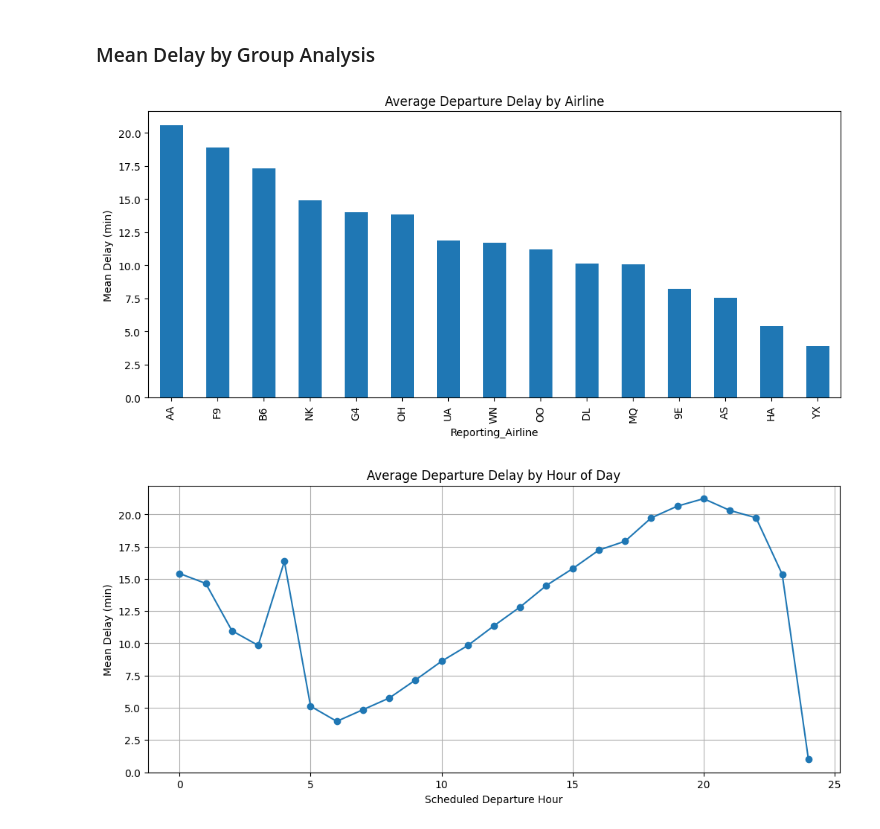
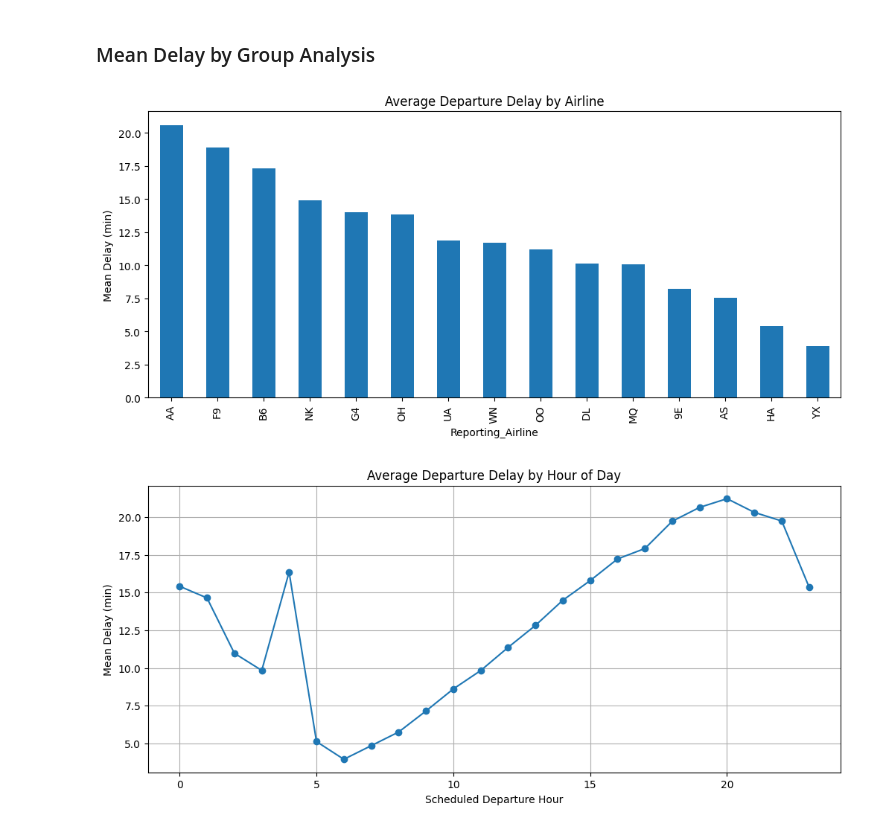
Before and after one commit to alicepark0703/flight-delay-dashboard, a Jupyter notebook: notebooks/eda.ipynb, the cells around one changed output. Cells and saved outputs as stored; diff of their text form; code cells hidden in the pictures.

```diff
--- a/notebooks/eda.ipynb
+++ b/notebooks/eda.ipynb
@@ -62,0 +82,30 @@ The resulting histogram describes a right-skewed distribution, with the bulk of
+# %%
+delay = df['DepDelay']
+assert delay.notna().all(), 'Investigate missing targets before analysis.'
+display(delay.describe(percentiles=[.25, .5, .75, .90, .95, .99, .999]).round(2))
+print(f'Skewness: {delay.skew():.2f}')
+print(f'Excess kurtosis: {delay.kurt():.2f}')
+print(f'Median: {delay.median():.2f} minutes')
+
+# Explicit intervals: <=0, (0,15), [15,60), [60,120), >=120.
+category_order = ['Early/on time', 'Minor (0-15)', 'Moderate (15-60)',
+                  'Severe (60-120)', 'Extreme (120+)']
+def categorize_delay(values):
+    categories = pd.cut(
+        values, bins=[-float('inf'), 15, 60, 120, float('inf')],
+        labels=category_order[1:], right=False,
+    ).cat.add_categories([category_order[0]])
+    categories = categories.mask(values.le(0), category_order[0])
+    return categories.cat.reorder_categories(category_order)
+
+df['delay_cat'] = categorize_delay(delay)
+category_summary = df['delay_cat'].value_counts(sort=False).rename('flight_count').to_frame()
+category_summary['percent'] = category_summary['flight_count'] / len(df) * 100
+display(category_summary.round(2))
+assert category_summary['flight_count'].sum() == len(df)
+assert category_summary.loc[category_order[2:], 'flight_count'].sum() == df['is_delayed'].sum()
+
+boundary_examples = pd.Series([0, 14, 15, 59, 60, 119, 120])
+assert categorize_delay(boundary_examples).tolist() == [
+    category_order[i] for i in [0, 1, 2, 2, 3, 3, 4]
+]
@@ -64,39 +151,39 @@ The resulting histogram describes a right-skewed distribution, with the bulk of
 ### Mean Delay by Group Analysis
 # %%
 # Feature Engineering: dep_hour and day_of_week
-df['dep_hour'] = df['CRSDepTime'] // 100
+df['dep_hour'] = (df['CRSDepTime'] // 100).where(valid_time)
 df['FlightDate'] = pd.to_datetime(df['FlightDate'])
 df['day_of_week'] = df['FlightDate'].dt.day_name()
 
 # Mean delay by Reporting_Airline
 plt.figure(figsize=(12, 5))
 df.groupby('Reporting_Airline')['DepDelay'].mean().sort_values(ascending=False).plot(kind='bar')
 plt.title('Average Departure Delay by Airline')
 plt.ylabel('Mean Delay (min)')
 plt.show()
 
 # Mean delay by dep_hour
 plt.figure(figsize=(12, 5))
 df.groupby('dep_hour')['DepDelay'].mean().plot(marker='o')
 plt.title('Average Departure Delay by Hour of Day')
 plt.xlabel('Scheduled Departure Hour')
 plt.ylabel('Mean Delay (min)')
 plt.grid(True)
 plt.show()
 
 # Heatmap: month × day_of_week average delay
 pivot_df = df.pivot_table(index='day_of_week', columns='Month', values='DepDelay', aggfunc='mean')
 # Sort days of week
 days = ['Monday', 'Tuesday', 'Wednesday', 'Thursday', 'Friday', 'Saturday', 'Sunday']
 pivot_df = pivot_df.reindex(days)
 
 plt.figure(figsize=(12, 8))
 sns.heatmap(pivot_df, annot=True, fmt=".1f", cmap='YlOrRd')
 plt.title('Average Departure Delay by Day of Week and Month')
 plt.show()
 # %% [output]
 [figure]
-[figure, old version]
+[figure, new version]
 [figure]
 # %% [markdown]
 #### Average Departure Delay by Airline
```
Also changed, not shown: parts of 42 cells of this notebook, 5 other files.
